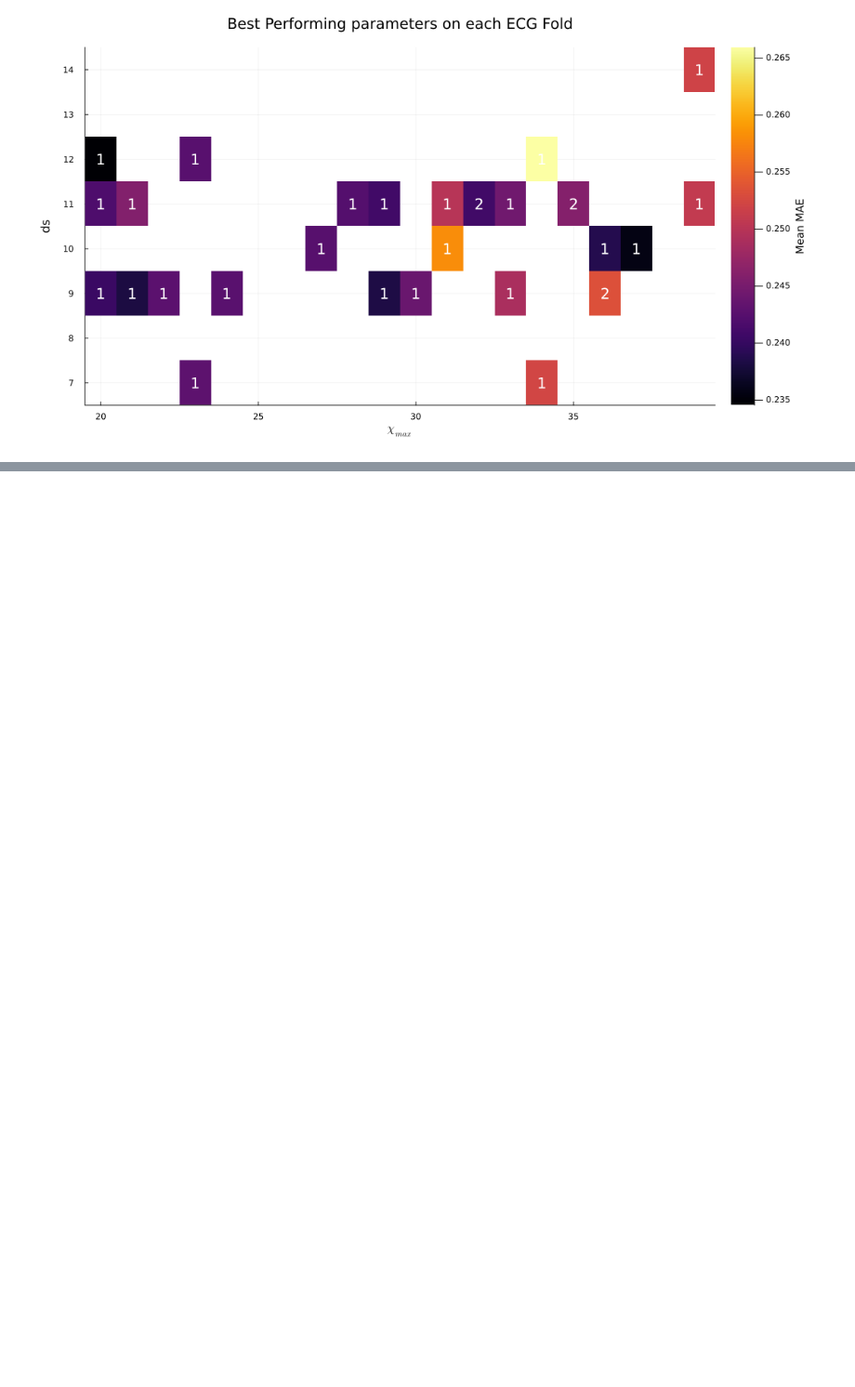
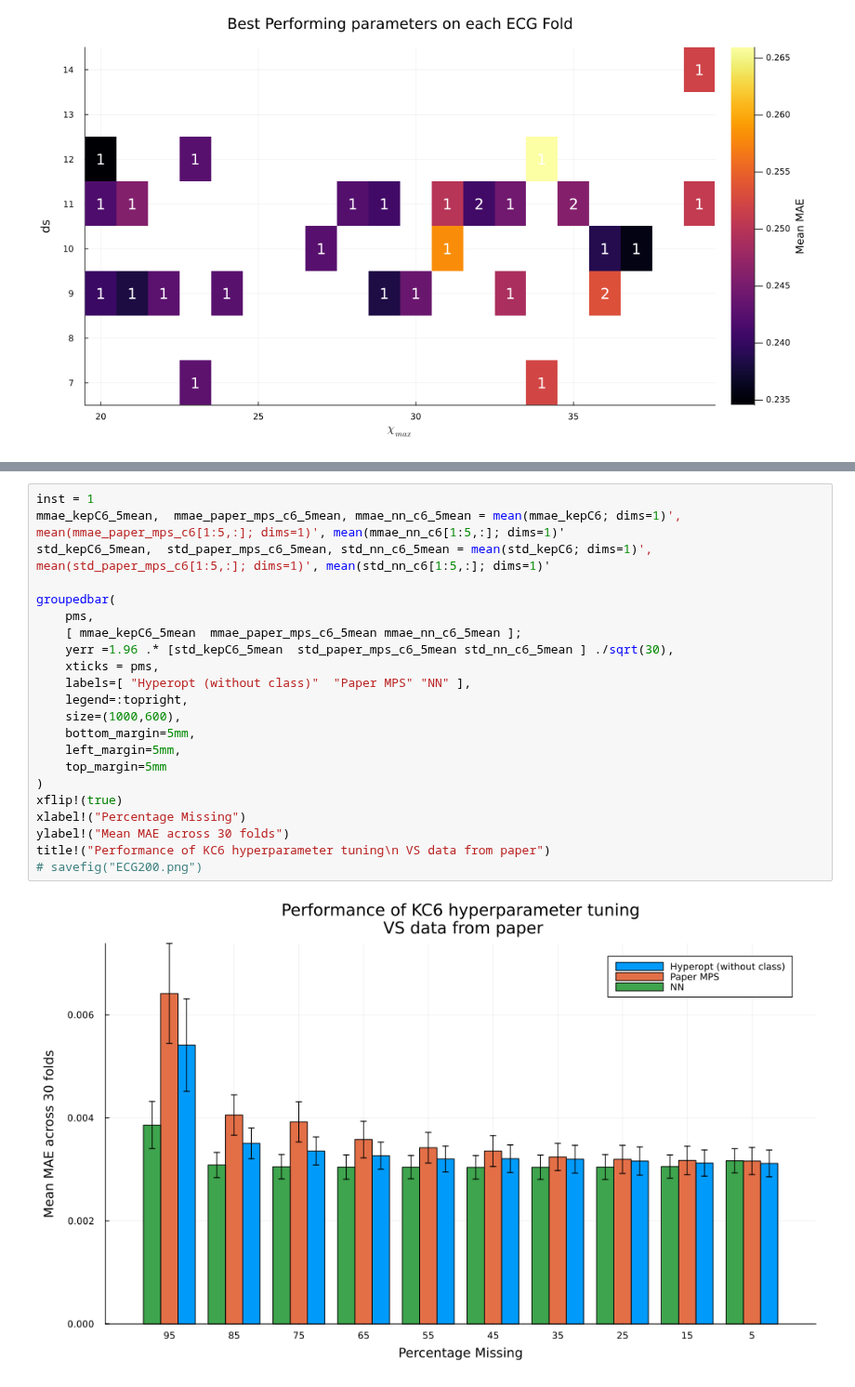
Before and after one commit to hugopstackhouse/MPSTime.jl, a Jupyter notebook: Folds/imp_results_clean.ipynb, the cells around one changed output, grey strips where cells are left out. Shown at 93% size. Cells and saved outputs as stored; diff of their text form; blank space fills up the shorter version.

```diff
--- a/Folds/imp_results_clean.ipynb
+++ b/Folds/imp_results_clean.ipynb
@@ -256,0 +313,24 @@ plot(hm)
+# %%
+inst = 1
+mmae_kepC6_5mean,  mmae_paper_mps_c6_5mean, mmae_nn_c6_5mean = mean(mmae_kepC6; dims=1)',  mean(mmae_paper_mps_c6[1:5,:]; dims=1)', mean(mmae_nn_c6[1:5,:]; dims=1)'
+std_kepC6_5mean,  std_paper_mps_c6_5mean, std_nn_c6_5mean = mean(std_kepC6; dims=1)',  mean(std_paper_mps_c6[1:5,:]; dims=1)', mean(std_nn_c6[1:5,:]; dims=1)'
+
+groupedbar(
+    pms,
+    [ mmae_kepC6_5mean  mmae_paper_mps_c6_5mean mmae_nn_c6_5mean ];
+    yerr =1.96 .* [std_kepC6_5mean  std_paper_mps_c6_5mean std_nn_c6_5mean ] ./sqrt(30),
+    xticks = pms,
+    labels=[ "Hyperopt (without class)"  "Paper MPS" "NN" ],
+    legend=:topright,
+    size=(1000,600),
+    bottom_margin=5mm,
+    left_margin=5mm,
+    top_margin=5mm
+)
+xflip!(true)
+xlabel!("Percentage Missing")
+ylabel!("Mean MAE across 30 folds")
+title!("Performance of KC6 hyperparameter tuning\n VS data from paper")
+# savefig("ECG200.png")
+# %% [output]
+[figure, added]
```
Also changed, not shown: parts of 15 cells of this notebook, 15 other files.
